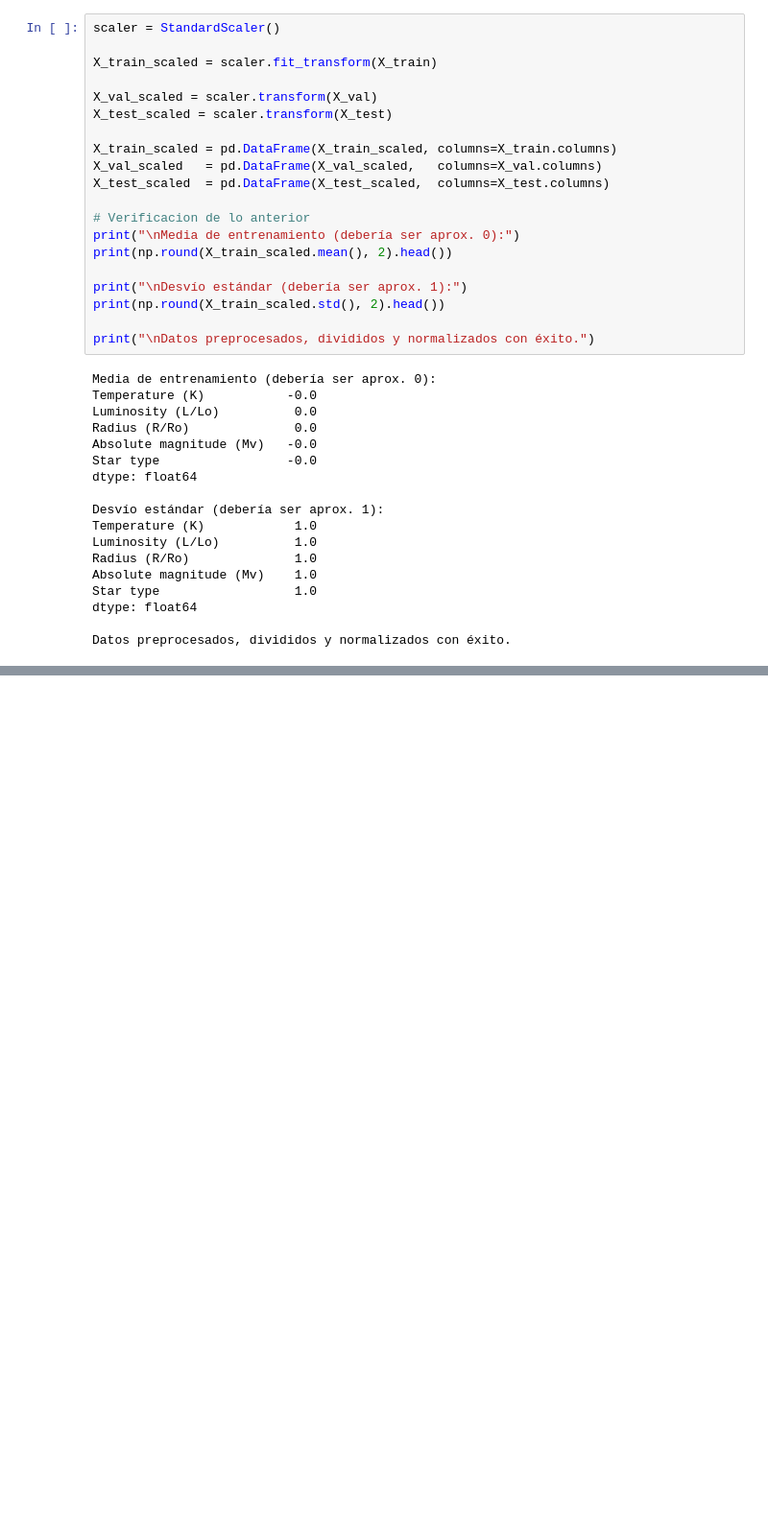
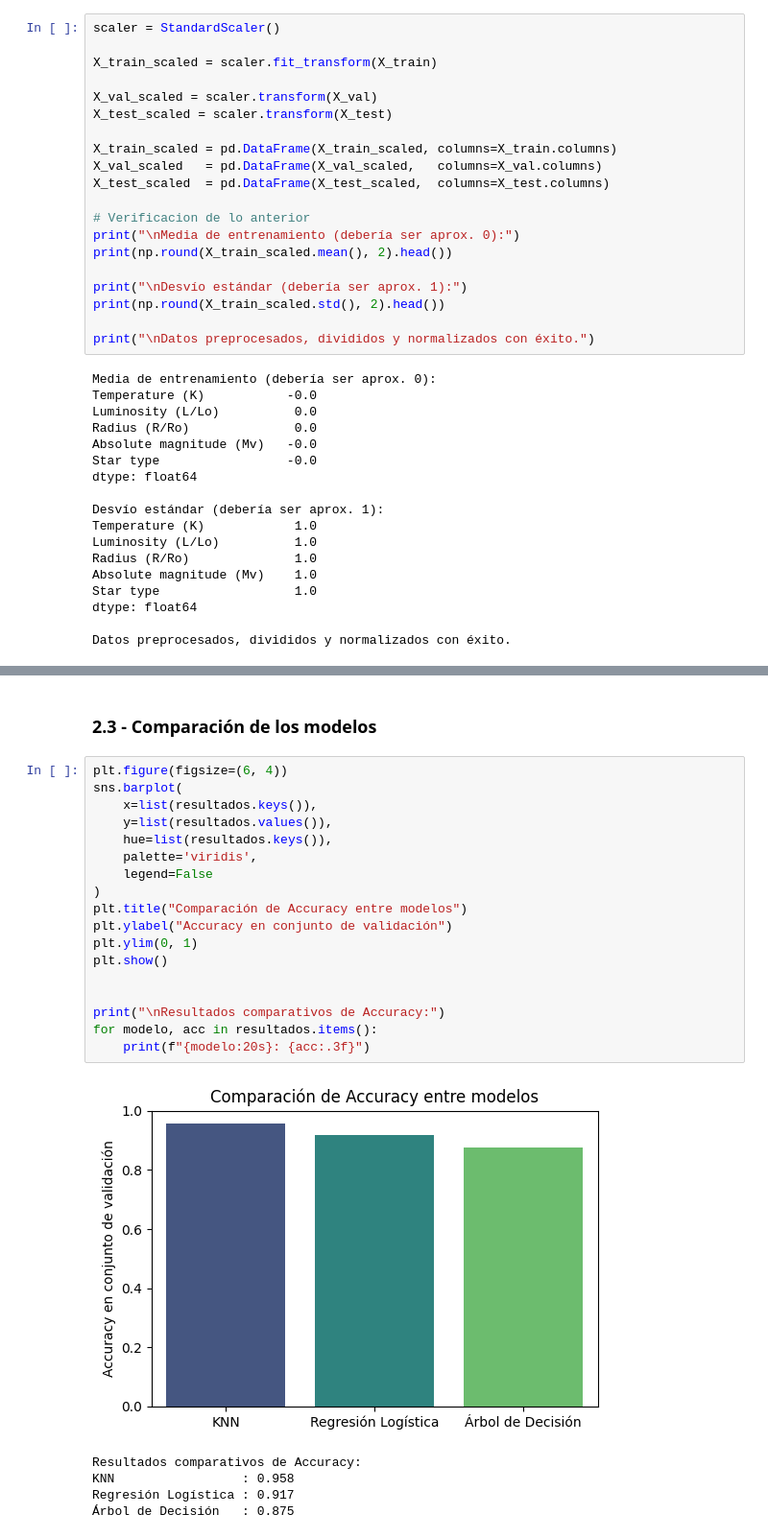
Before and after one commit to AnaMenoni/Practico-2-Analisis-de-Datos, a Jupyter notebook: practico 5/parte 1/estrellas.ipynb, the cells around one changed output, grey strips where cells are left out. Shown at 96% size. Drawn from its saved outputs; the diff is of its cells as text; blank space fills up the shorter version.

```diff
--- a/practico 5/parte 1/estrellas.ipynb
+++ b/practico 5/parte 1/estrellas.ipynb
@@ -167,0 +273,26 @@ Datos preprocesados, divididos y normalizados con éxito.
+# %% [markdown]
+### 2.3 - Comparación de los modelos
+# %%
+plt.figure(figsize=(6, 4))
+sns.barplot(
+    x=list(resultados.keys()),
+    y=list(resultados.values()),
+    hue=list(resultados.keys()),
+    palette='viridis',
+    legend=False
+)
+plt.title("Comparación de Accuracy entre modelos")
+plt.ylabel("Accuracy en conjunto de validación")
+plt.ylim(0, 1)
+plt.show()
+
+
+print("\nResultados comparativos de Accuracy:")
+for modelo, acc in resultados.items():
+    print(f"{modelo:20s}: {acc:.3f}")
+# %% [output]
+[figure, added]
+Resultados comparativos de Accuracy:
+KNN                 : 0.958
+Regresión Logística : 0.917
+Árbol de Decisión   : 0.875
```
Also changed, not shown: parts of 10 cells of this notebook, 1 other file.
